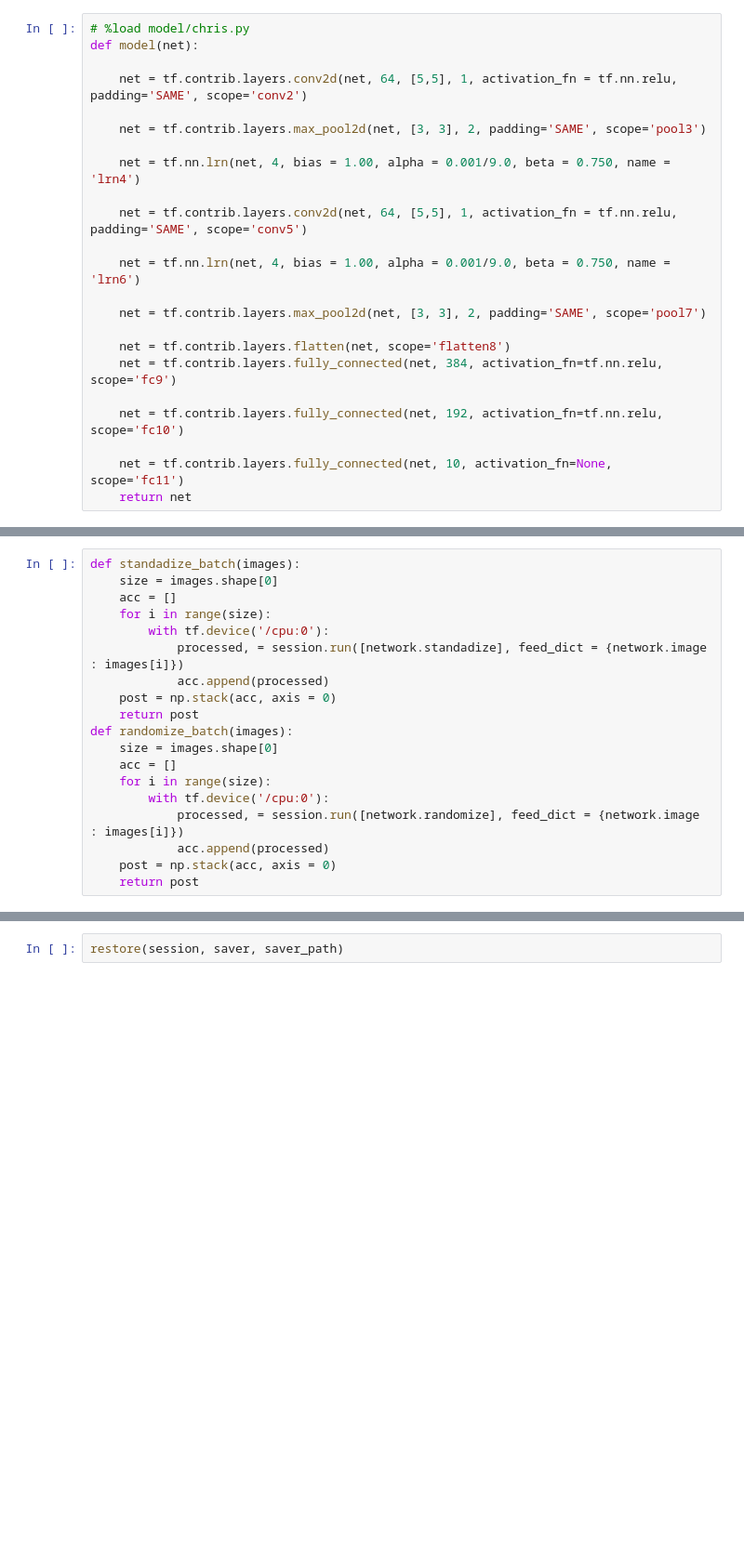
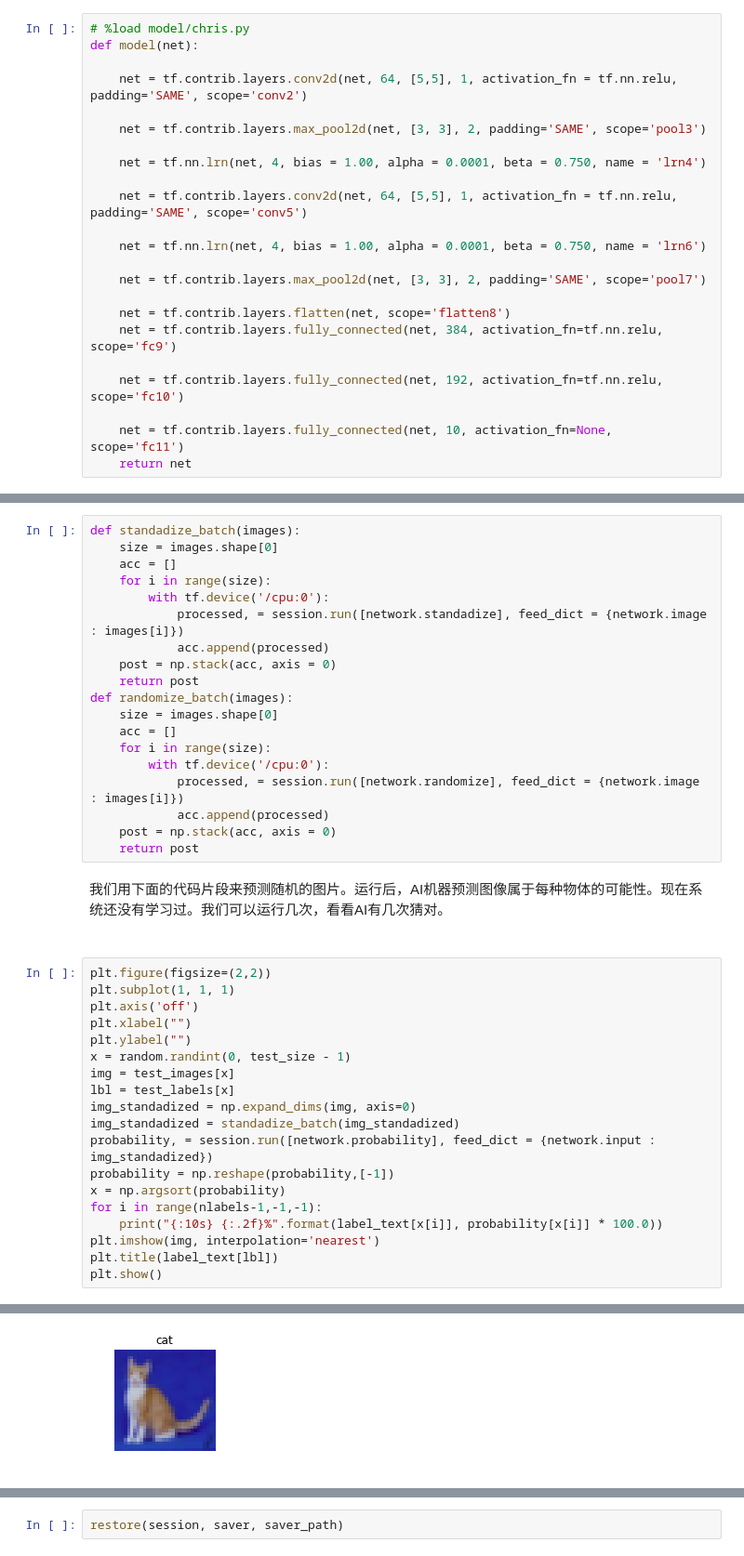
Before and after one commit to slcz/sample, a Jupyter notebook: tensorflow-demo-cifar10.ipynb, the cells around one changed output, grey strips where cells are left out. Shown at 93% size. Drawn from its saved outputs; the diff is of its cells as text; blank space fills up the shorter version.

```diff
--- a/tensorflow-demo-cifar10.ipynb
+++ b/tensorflow-demo-cifar10.ipynb
@@ -108,11 +223,11 @@ def model(net):
 
     net = tf.contrib.layers.max_pool2d(net, [3, 3], 2, padding='SAME', scope='pool3')
 
-    net = tf.nn.lrn(net, 4, bias = 1.00, alpha = 0.001/9.0, beta = 0.750, name = 'lrn4')
+    net = tf.nn.lrn(net, 4, bias = 1.00, alpha = 0.0001, beta = 0.750, name = 'lrn4')
 
     net = tf.contrib.layers.conv2d(net, 64, [5,5], 1, activation_fn = tf.nn.relu, padding='SAME', scope='conv5')
 
-    net = tf.nn.lrn(net, 4, bias = 1.00, alpha = 0.001/9.0, beta = 0.750, name = 'lrn6')
+    net = tf.nn.lrn(net, 4, bias = 1.00, alpha = 0.0001, beta = 0.750, name = 'lrn6')
 
     net = tf.contrib.layers.max_pool2d(net, [3, 3], 2, padding='SAME', scope='pool7')
 
@@ -198,3 +338,27 @@ def randomize_batch(images):
             acc.append(processed)
     post = np.stack(acc, axis = 0)
     return post
+# %% [markdown]
+我们用下面的代码片段来预测随机的图片。运行后，AI机器预测图像属于每种物体的可能性。现在系统还没有学习过。我们可以运行几次，看看AI有几次猜对。
+# %% [markdown]
+<a id="inference"></a>
+# %%
+plt.figure(figsize=(2,2))
+plt.subplot(1, 1, 1)
+plt.axis('off')
+plt.xlabel("")
+plt.ylabel("")
+x = random.randint(0, test_size - 1)
+img = test_images[x]
+lbl = test_labels[x]
+img_standadized = np.expand_dims(img, axis=0)
+img_standadized = standadize_batch(img_standadized)
+probability, = session.run([network.probability], feed_dict = {network.input : img_standadized})
+probability = np.reshape(probability,[-1])
+x = np.argsort(probability)
+for i in range(nlabels-1,-1,-1):
+    print("{:10s} {:.2f}%".format(label_text[x[i]], probability[x[i]] * 100.0))
+plt.imshow(img, interpolation='nearest')
+plt.title(label_text[lbl])
+plt.show()
+# %% [output]
@@ -200,0 +375 @@ def randomize_batch(images):
+[figure, added]
```
Also changed, not shown: parts of 43 cells of this notebook.
